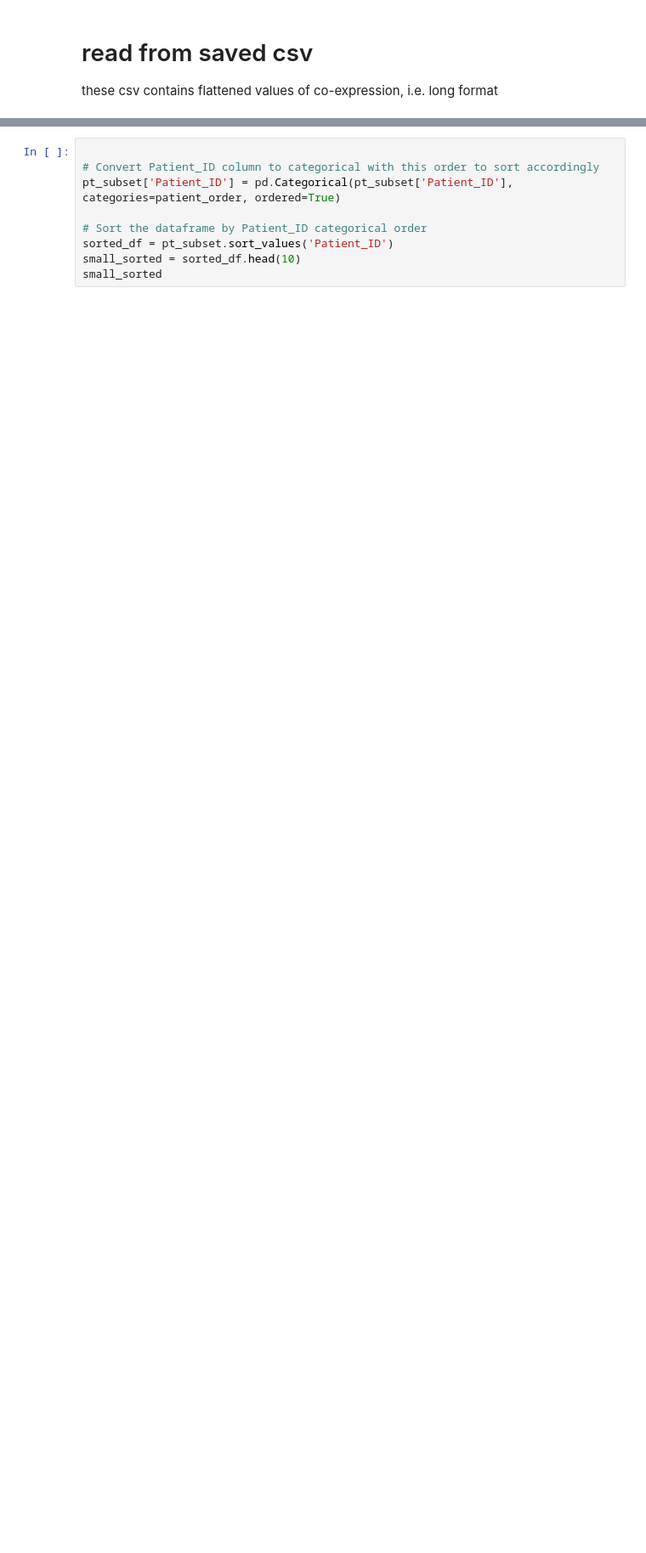
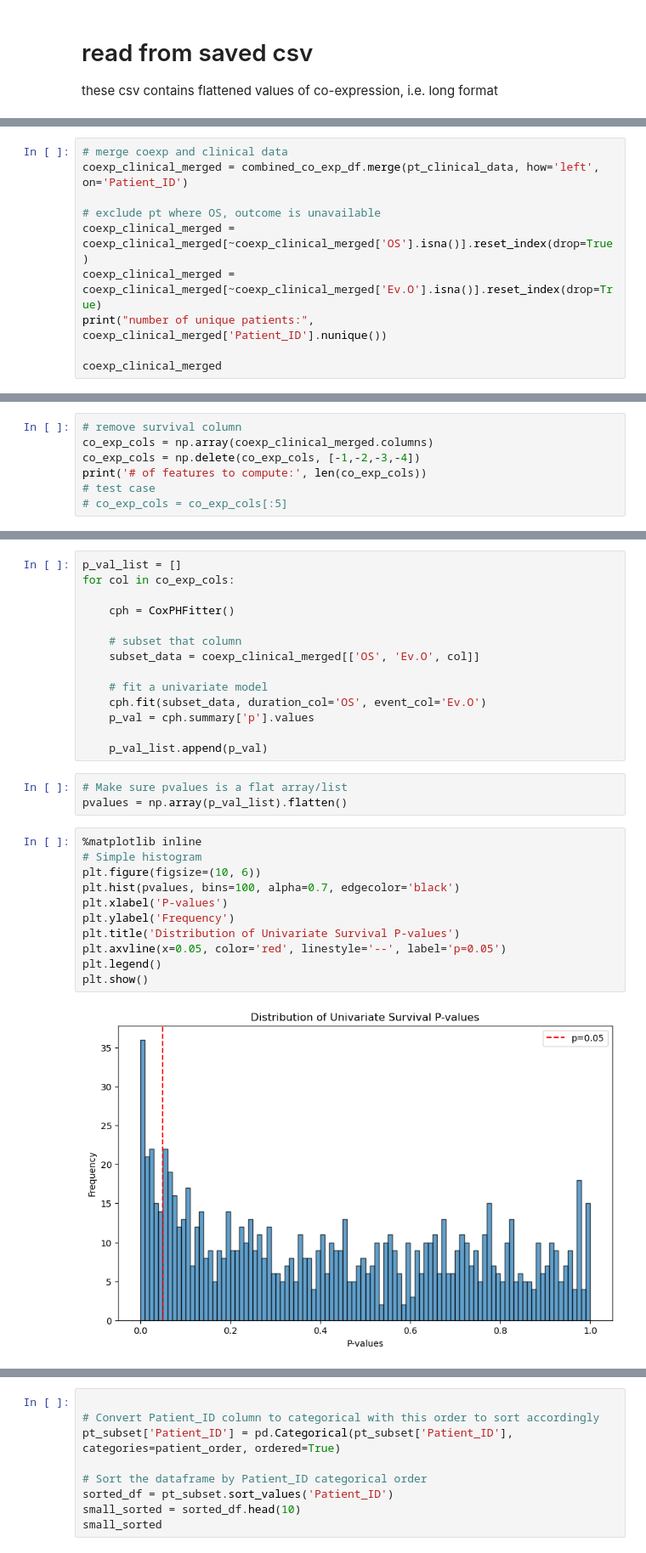
Before and after one commit to QBRC/multiTAP, a Jupyter notebook: notebooks/survival-analysis.ipynb, the cells around one changed output, grey strips where cells are left out. Shown: that part at 85% size. Drawn from its saved outputs; the diff is of its cells as text; blank space fills up the shorter version.

```diff
--- a/notebooks/survival-analysis.ipynb
+++ b/notebooks/survival-analysis.ipynb
@@ -203,0 +119,10 @@ Name: Patient_ID, Length: 1070, dtype: int64
+# %%
+# merge coexp and clinical data
+coexp_clinical_merged = combined_co_exp_df.merge(pt_clinical_data, how='left', on='Patient_ID')
+
+# exclude pt where OS, outcome is unavailable
+coexp_clinical_merged = coexp_clinical_merged[~coexp_clinical_merged['OS'].isna()].reset_index(drop=True)
+coexp_clinical_merged = coexp_clinical_merged[~coexp_clinical_merged['Ev.O'].isna()].reset_index(drop=True)
+print("number of unique patients:", coexp_clinical_merged['Patient_ID'].nunique())
+
+coexp_clinical_merged
@@ -203,0 +146,7 @@ Name: Patient_ID, Length: 1070, dtype: int64
+# %%
+# remove survival column
+co_exp_cols = np.array(coexp_clinical_merged.columns)
+co_exp_cols = np.delete(co_exp_cols, [-1,-2,-3,-4])
+print('# of features to compute:', len(co_exp_cols))
+# test case
+# co_exp_cols = co_exp_cols[:5]
@@ -203,0 +155,30 @@ Name: Patient_ID, Length: 1070, dtype: int64
+# %%
+p_val_list = []
+for col in co_exp_cols:
+
+    cph = CoxPHFitter()
+
+    # subset that column
+    subset_data = coexp_clinical_merged[['OS', 'Ev.O', col]]
+
+    # fit a univariate model
+    cph.fit(subset_data, duration_col='OS', event_col='Ev.O')
+    p_val = cph.summary['p'].values
+
+    p_val_list.append(p_val)
+# %%
+# Make sure pvalues is a flat array/list
+pvalues = np.array(p_val_list).flatten()
+# %%
+%matplotlib inline
+# Simple histogram
+plt.figure(figsize=(10, 6))
+plt.hist(pvalues, bins=100, alpha=0.7, edgecolor='black')
+plt.xlabel('P-values')
+plt.ylabel('Frequency')
+plt.title('Distribution of Univariate Survival P-values')
+plt.axvline(x=0.05, color='red', linestyle='--', label='p=0.05')
+plt.legend()
+plt.show()
+# %% [output]
+[figure, added]
```
Also changed, not shown: parts of 21 cells of this notebook.
